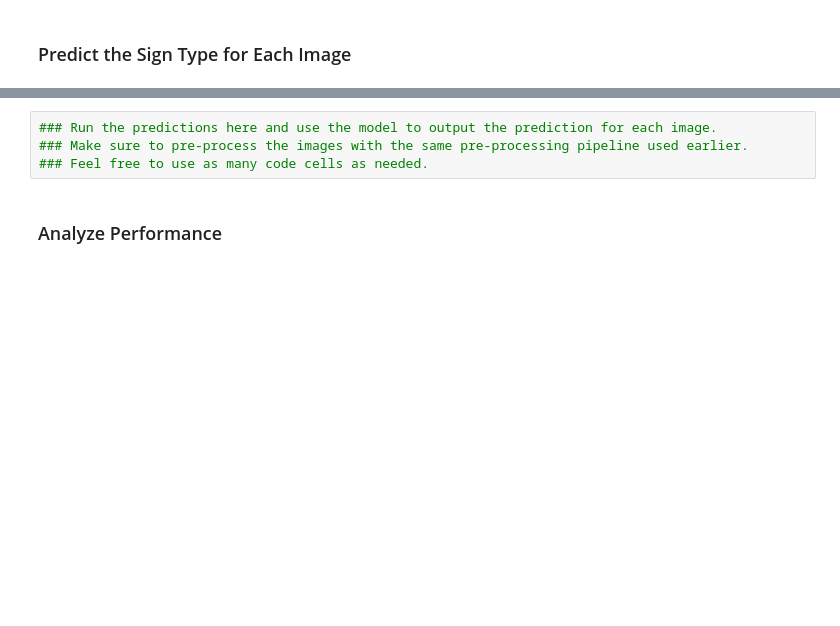
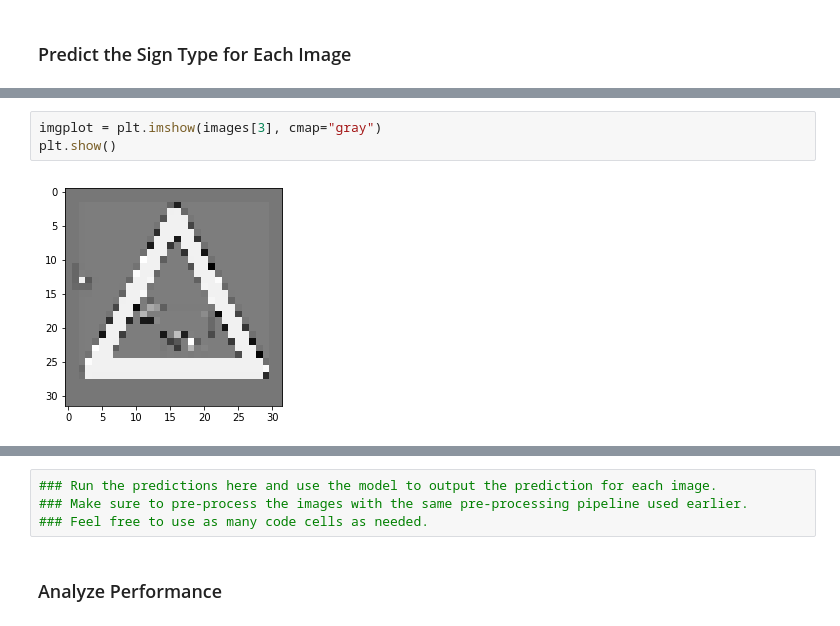
Before and after one commit to clockworks/nd-carnd-traffic-sign-classifier-p2, a Jupyter notebook: Traffic_Sign_Classifier.ipynb, the cells around one changed output, grey strips where cells are left out. Cells and saved outputs as stored; diff of their text form; blank space fills up the shorter version.

```diff
--- a/Traffic_Sign_Classifier.ipynb
+++ b/Traffic_Sign_Classifier.ipynb
@@ -363,0 +387,5 @@ You may find `signnames.csv` useful as it contains mappings from the class id (i
+# %%
+imgplot = plt.imshow(images[3], cmap="gray")
+plt.show()
+# %% [output]
+[figure, added]
```
Also changed, not shown: parts of 6 cells of this notebook.
